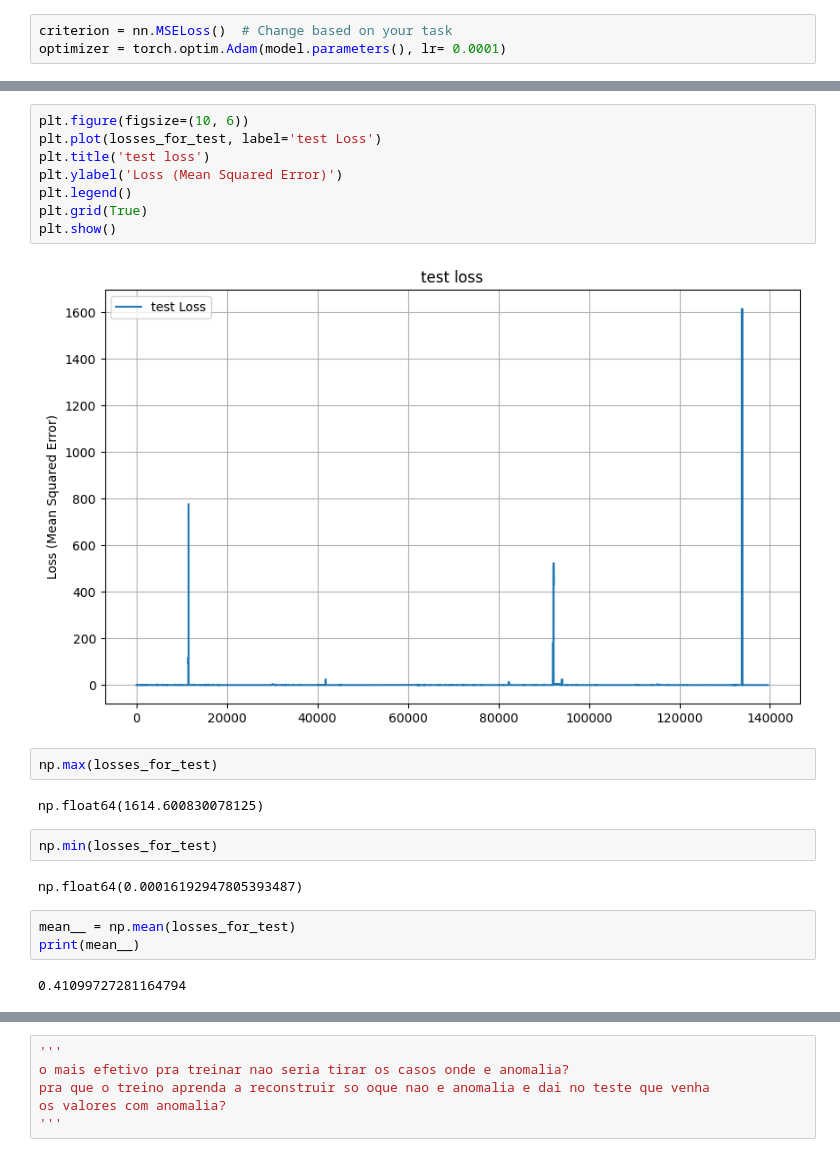
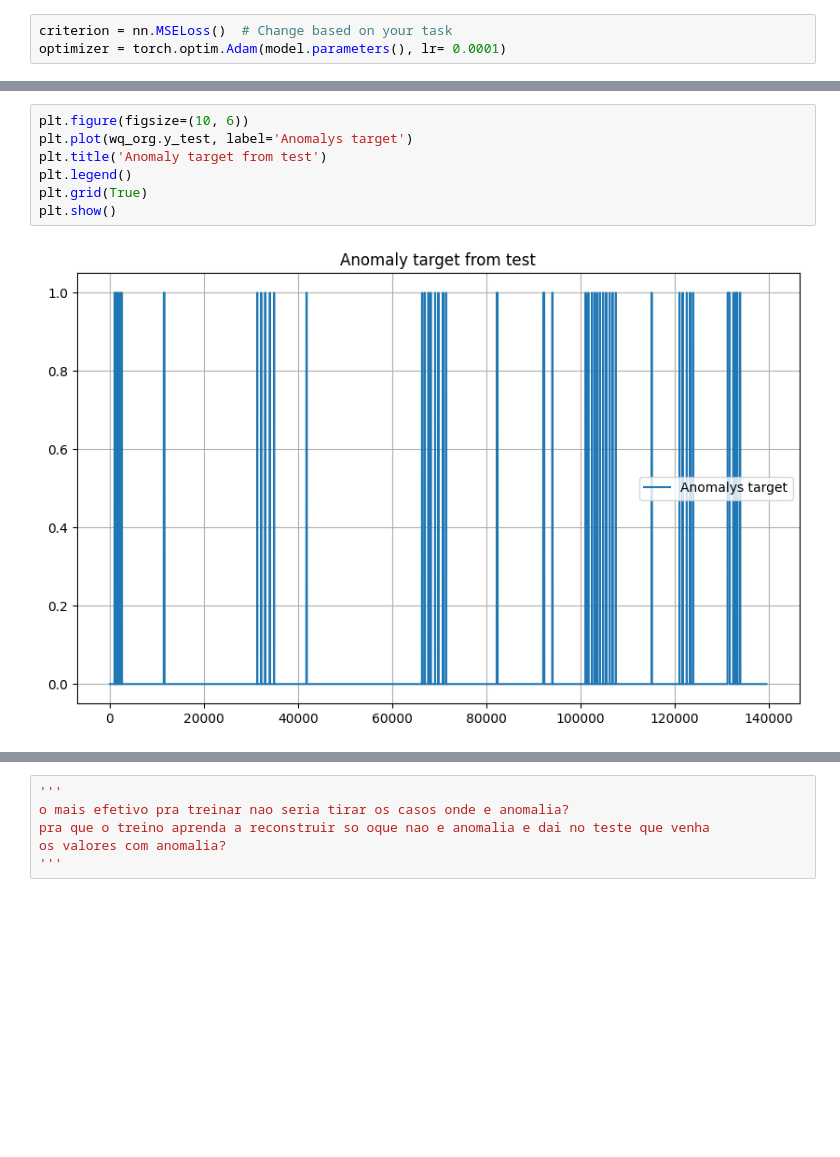
Before and after one commit to Afonso-Leal/unsupervised_water_quality_prediction, a Jupyter notebook: notebook_autoencoder_waterproblem_denseNN.ipynb, the cells around one changed output, grey strips where cells are left out. Saved outputs shown, nothing was run; the diff lists cells and outputs as text; blank space fills up the shorter version.

```diff
--- a/notebook_autoencoder_waterproblem_denseNN.ipynb
+++ b/notebook_autoencoder_waterproblem_denseNN.ipynb
@@ -176,23 +245,9 @@ losses_for_test = [float(i) for i in __losses_for_test]
 # %%
 plt.figure(figsize=(10, 6))
-plt.plot(losses_for_test, label='test Loss')
-plt.title('test loss')
-plt.ylabel('Loss (Mean Squared Error)')
+plt.plot(wq_org.y_test, label='Anomalys target')
+plt.title('Anomaly target from test')
 plt.legend()
 plt.grid(True)
 plt.show()
 # %% [output]
-[figure, old version]
+[figure, new version]
-# %%
-np.max(losses_for_test)
-# %% [output]
-np.float64(1614.600830078125)
-# %%
-np.min(losses_for_test)
-# %% [output]
-np.float64(0.00016192947805393487)
-# %%
-mean__ = np.mean(losses_for_test)
-print(mean__)
-# %% [output]
-0.41099727281164794
```
Also changed, not shown: parts of 25 cells of this notebook.
